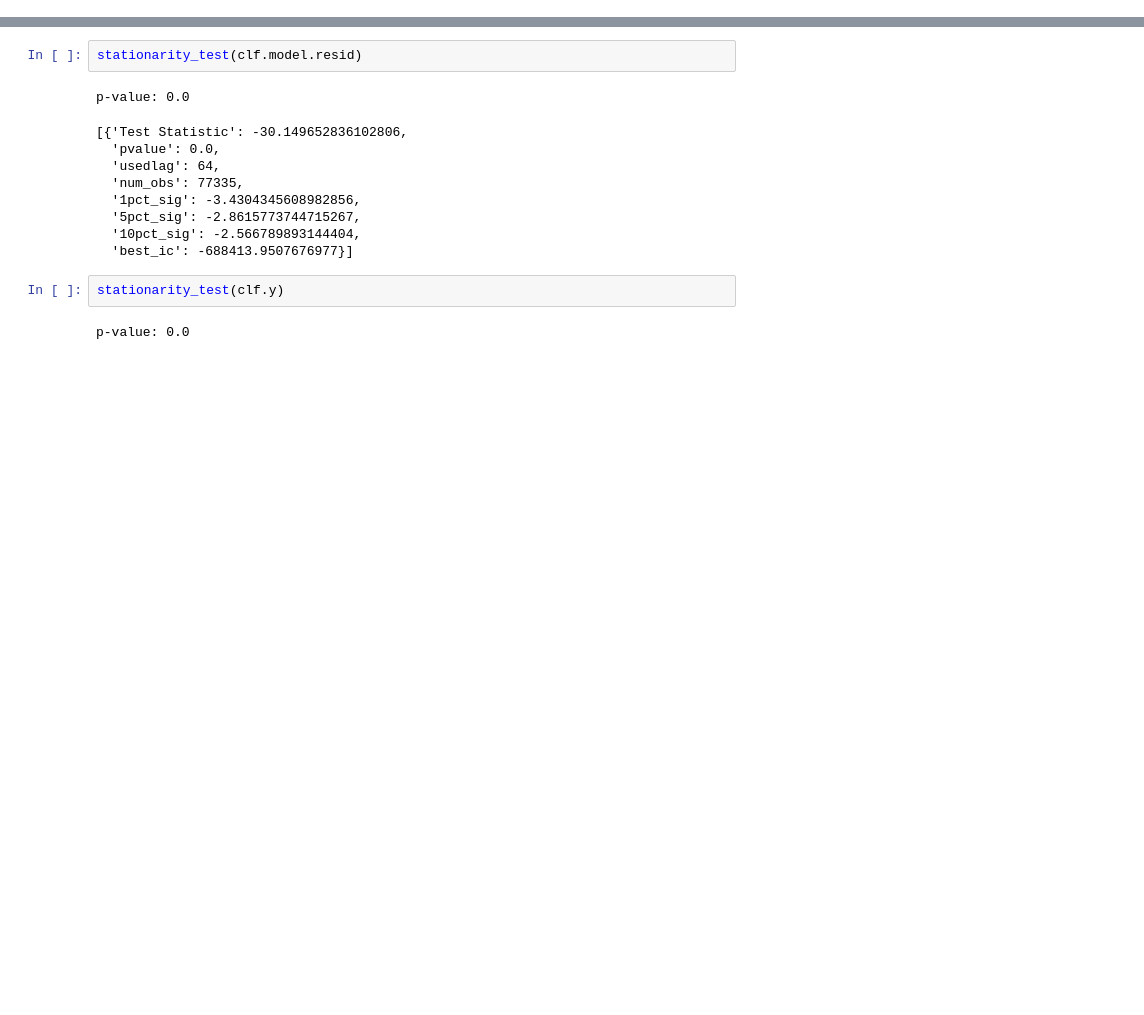
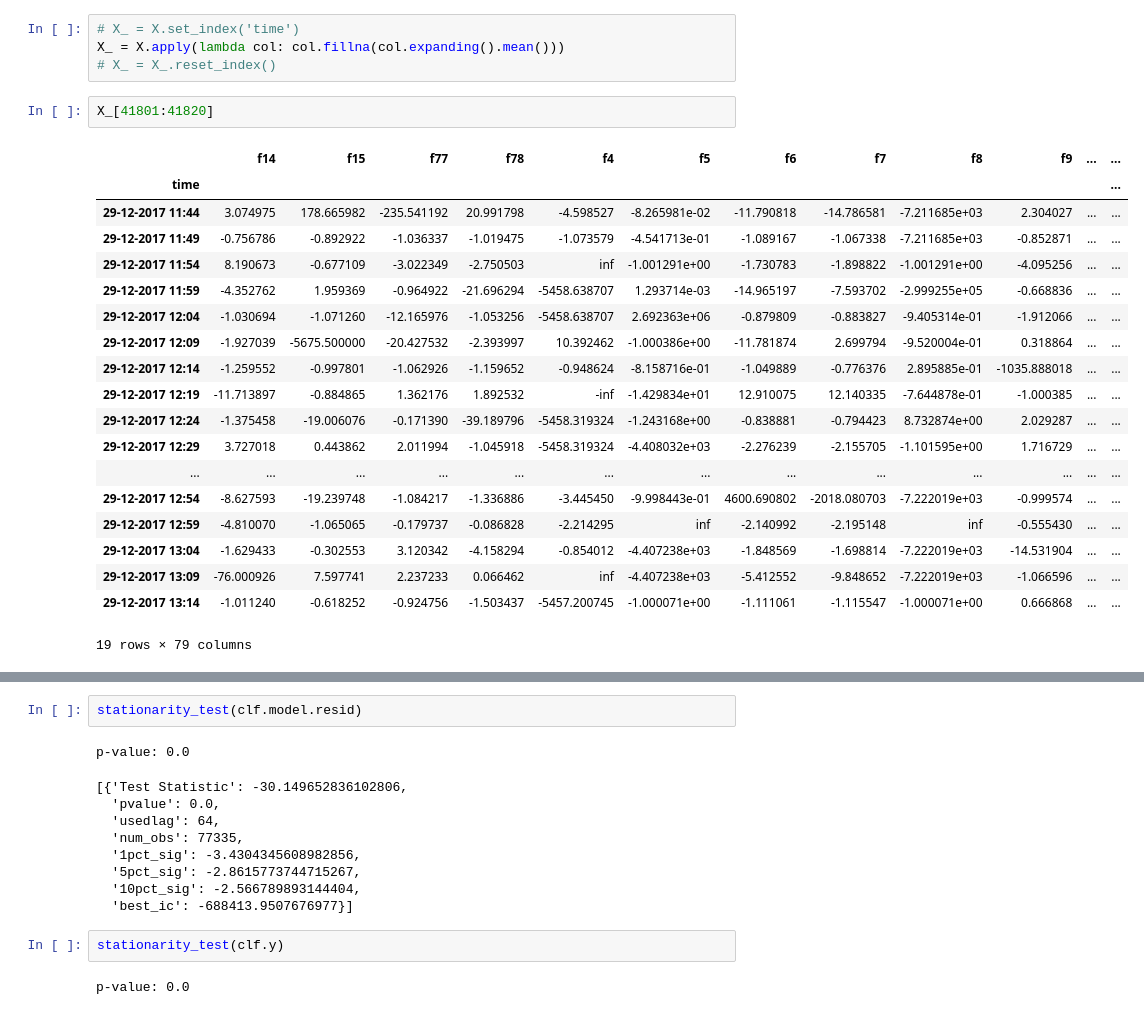
Before and after one commit to anshul96go/quant, a Jupyter notebook: TS_millennium/code/basic_model.ipynb, the cells around one changed output, grey strips where cells are left out. Cells and saved outputs as stored; diff of their text form; blank space fills up the shorter version.

```diff
--- a/TS_millennium/code/basic_model.ipynb
+++ b/TS_millennium/code/basic_model.ipynb
@@ -182,0 +457,26 @@ def stationarity_test(ret):
+# %%
+# X_ = X.set_index('time')
+X_ = X.apply(lambda col: col.fillna(col.expanding().mean()))
+# X_ = X_.reset_index()
+# %%
+X_[41801:41820]
+# %% [output]
+|  | f14 | f15 | f77 | f78 | f4 | f5 | f6 | f7 | f8 | f9 | ... | ... |
+| time |  |  |  |  |  |  |  |  |  |  |  | ... |
+| 29-12-2017 11:44 | 3.074975 | 178.665982 | -235.541192 | 20.991798 | -4.598527 | -8.265981e-02 | -11.790818 | -14.786581 | -7.211685e+03 | 2.304027 | ... | ... |
+| 29-12-2017 11:49 | -0.756786 | -0.892922 | -1.036337 | -1.019475 | -1.073579 | -4.541713e-01 | -1.089167 | -1.067338 | -7.211685e+03 | -0.852871 | ... | ... |
+| 29-12-2017 11:54 | 8.190673 | -0.677109 | -3.022349 | -2.750503 | inf | -1.001291e+00 | -1.730783 | -1.898822 | -1.001291e+00 | -4.095256 | ... | ... |
+| 29-12-2017 11:59 | -4.352762 | 1.959369 | -0.964922 | -21.696294 | -5458.638707 | 1.293714e-03 | -14.965197 | -7.593702 | -2.999255e+05 | -0.668836 | ... | ... |
+| 29-12-2017 12:04 | -1.030694 | -1.071260 | -12.165976 | -1.053256 | -5458.638707 | 2.692363e+06 | -0.879809 | -0.883827 | -9.405314e-01 | -1.912066 | ... | ... |
+| 29-12-2017 12:09 | -1.927039 | -5675.500000 | -20.427532 | -2.393997 | 10.392462 | -1.000386e+00 | -11.781874 | 2.699794 | -9.520004e-01 | 0.318864 | ... | ... |
+| 29-12-2017 12:14 | -1.259552 | -0.997801 | -1.062926 | -1.159652 | -0.948624 | -8.158716e-01 | -1.049889 | -0.776376 | 2.895885e-01 | -1035.888018 | ... | ... |
+| 29-12-2017 12:19 | -11.713897 | -0.884865 | 1.362176 | 1.892532 | -inf | -1.429834e+01 | 12.910075 | 12.140335 | -7.644878e-01 | -1.000385 | ... | ... |
+| 29-12-2017 12:24 | -1.375458 | -19.006076 | -0.171390 | -39.189796 | -5458.319324 | -1.243168e+00 | -0.838881 | -0.794423 | 8.732874e+00 | 2.029287 | ... | ... |
+| 29-12-2017 12:29 | 3.727018 | 0.443862 | 2.011994 | -1.045918 | -5458.319324 | -4.408032e+03 | -2.276239 | -2.155705 | -1.101595e+00 | 1.716729 | ... | ... |
+| ... | ... | ... | ... | ... | ... | ... | ... | ... | ... | ... | ... | ... |
+| 29-12-2017 12:54 | -8.627593 | -19.239748 | -1.084217 | -1.336886 | -3.445450 | -9.998443e-01 | 4600.690802 | -2018.080703 | -7.222019e+03 | -0.999574 | ... | ... |
+| 29-12-2017 12:59 | -4.810070 | -1.065065 | -0.179737 | -0.086828 | -2.214295 | inf | -2.140992 | -2.195148 | inf | -0.555430 | ... | ... |
+| 29-12-2017 13:04 | -1.629433 | -0.302553 | 3.120342 | -4.158294 | -0.854012 | -4.407238e+03 | -1.848569 | -1.698814 | -7.222019e+03 | -14.531904 | ... | ... |
+| 29-12-2017 13:09 | -76.000926 | 7.597741 | 2.237233 | 0.066462 | inf | -4.407238e+03 | -5.412552 | -9.848652 | -7.222019e+03 | -1.066596 | ... | ... |
+| 29-12-2017 13:14 | -1.011240 | -0.618252 | -0.924756 | -1.503437 | -5457.200745 | -1.000071e+00 | -1.111061 | -1.115547 | -1.000071e+00 | 0.666868 | ... | ... |
+19 rows × 79 columns
```
Also changed, not shown: parts of 48 cells of this notebook, 48 other files.
